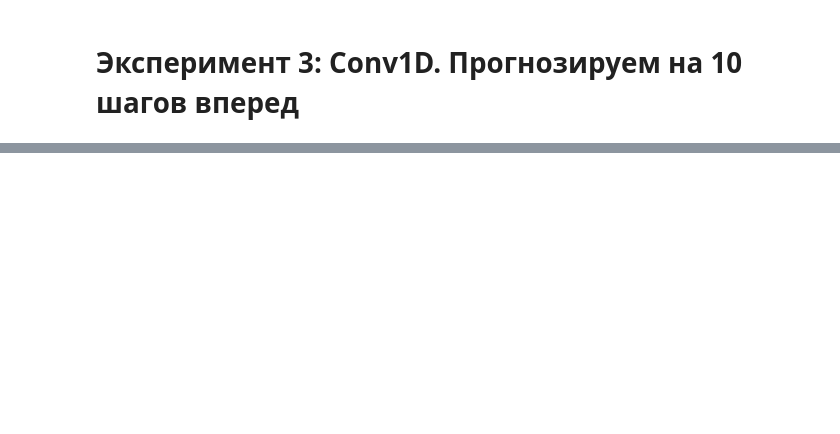
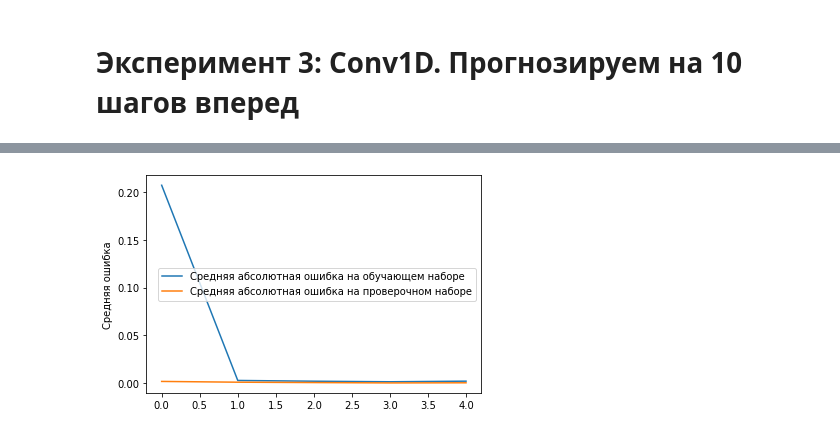
Before and after one commit to Igor-Belskiy/AI_University, a Jupyter notebook: Полносвязные_и_рекуррентные_нейронные_сети_для_прогнозирования_временных_рядов_(Light).ipynb, the cells around one changed output, grey strips where cells are left out. Saved outputs shown, nothing was run; the diff lists cells and outputs as text; code cells hidden in the pictures; blank space fills up the shorter version.

```diff
--- a/Полносвязные_и_рекуррентные_нейронные_сети_для_прогнозирования_временных_рядов_(Light).ipynb
+++ b/Полносвязные_и_рекуррентные_нейронные_сети_для_прогнозирования_временных_рядов_(Light).ipynb
@@ -453,5 +471,5 @@ modelC.add(Flatten())
 modelC.add(Dense(100, activation="linear"))
 modelC.add(Dense(yTrain.shape[1], activation="linear"))
 
-modelC.compile(loss="mse", optimizer=Adam(lr=1e-4))
+modelC.compile(loss="mse", optimizer=Adam(learning_rate=1e-4))
 modelD.summary()
@@ -459,7 +493,7 @@ modelD.summary()
 # Обучаем и выводим графики ошибки обучения
 
 history = modelC.fit_generator(trainDataGen,
-                    epochs=10,
+                    epochs=5,
                     verbose=1,
                     validation_data=testDataGen)
 
@@ -470,3 +504,4 @@ plt.plot(history.history['val_loss'],
 plt.ylabel('Средняя ошибка')
 plt.legend()
 plt.show()
+# %% [output]
@@ -473,3 +518,4 @@ plt.show()
+[figure, added]
 # %%
 #Прогнозируем данные текущей сетью
 currModel = modelC
```
Also changed, not shown: parts of 27 cells of this notebook.
